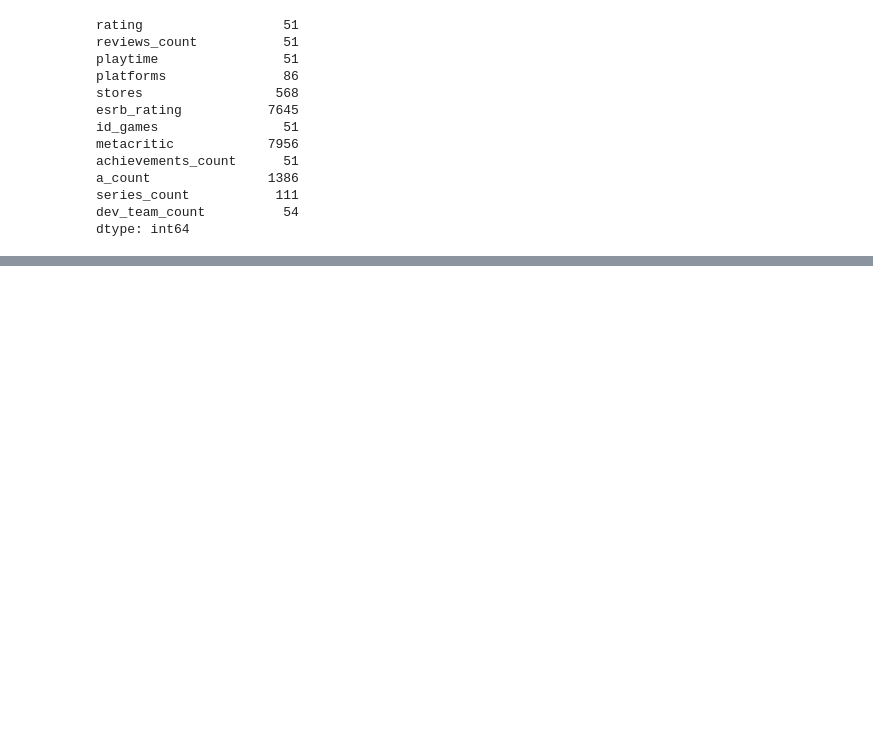
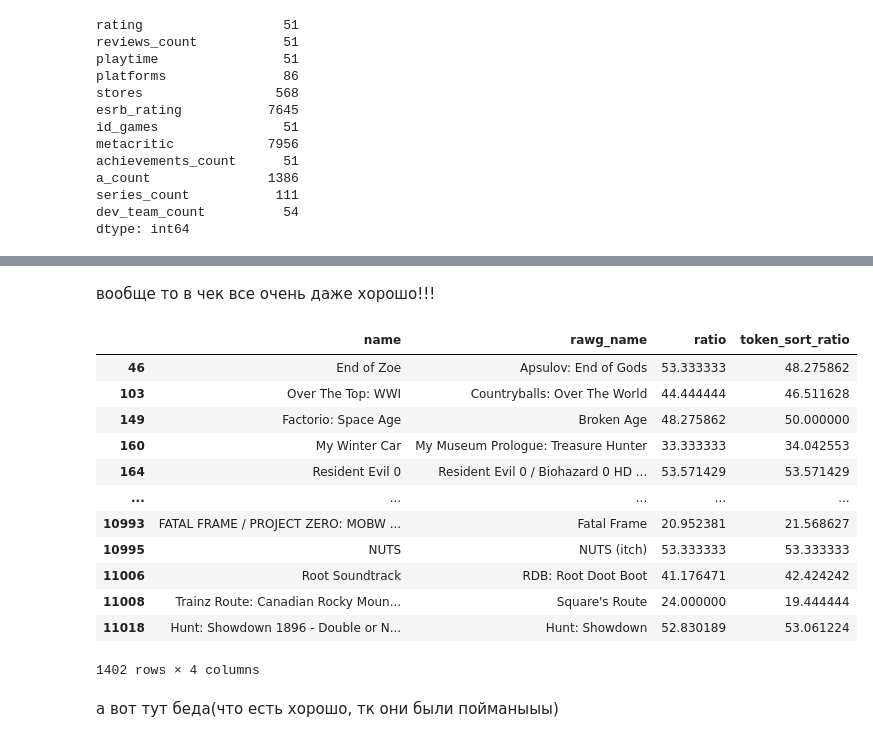
Before and after one commit to zolzayada/GP3_cool, a Jupyter notebook: апи_гп3КУЛ.ipynb, the cells around one changed output, grey strips where cells are left out. Drawn from its saved outputs; the diff is of its cells as text; code cells hidden in the pictures; blank space fills up the shorter version.

```diff
--- a/апи_гп3КУЛ.ipynb
+++ b/апи_гп3КУЛ.ipynb
@@ -876,0 +1036,20 @@ df_final.to_csv('api_finall.csv', index=False)
+# %% [markdown]
+вообще то в чек все очень даже хорошо!!!
+# %%
+df_check[df_check["match"] == "bad"][["name", "rawg_name", "ratio", "token_sort_ratio"]]
+# %% [output]
+|  | name | rawg_name | ratio | token_sort_ratio |
+| 46 | End of Zoe | Apsulov: End of Gods | 53.333333 | 48.275862 |
+| 103 | Over The Top: WWI | Countryballs: Over The World | 44.444444 | 46.511628 |
+| 149 | Factorio: Space Age | Broken Age | 48.275862 | 50.000000 |
+| 160 | My Winter Car | My Museum Prologue: Treasure Hunter | 33.333333 | 34.042553 |
+| 164 | Resident Evil 0 | Resident Evil 0 / Biohazard 0 HD ... | 53.571429 | 53.571429 |
+| ... | ... | ... | ... | ... |
+| 10993 | FATAL FRAME / PROJECT ZERO: MOBW ... | Fatal Frame | 20.952381 | 21.568627 |
+| 10995 | NUTS | NUTS (itch) | 53.333333 | 53.333333 |
+| 11006 | Root Soundtrack | RDB: Root Doot Boot | 41.176471 | 42.424242 |
+| 11008 | Trainz Route: Canadian Rocky Moun... | Square's Route | 24.000000 | 19.444444 |
+| 11018 | Hunt: Showdown 1896 - Double or N... | Hunt: Showdown | 52.830189 | 53.061224 |
+1402 rows × 4 columns
+# %% [markdown]
+а вот тут беда(что есть хорошо, тк они были пойманыыы)
```
Also changed, not shown: parts of 32 cells of this notebook.
